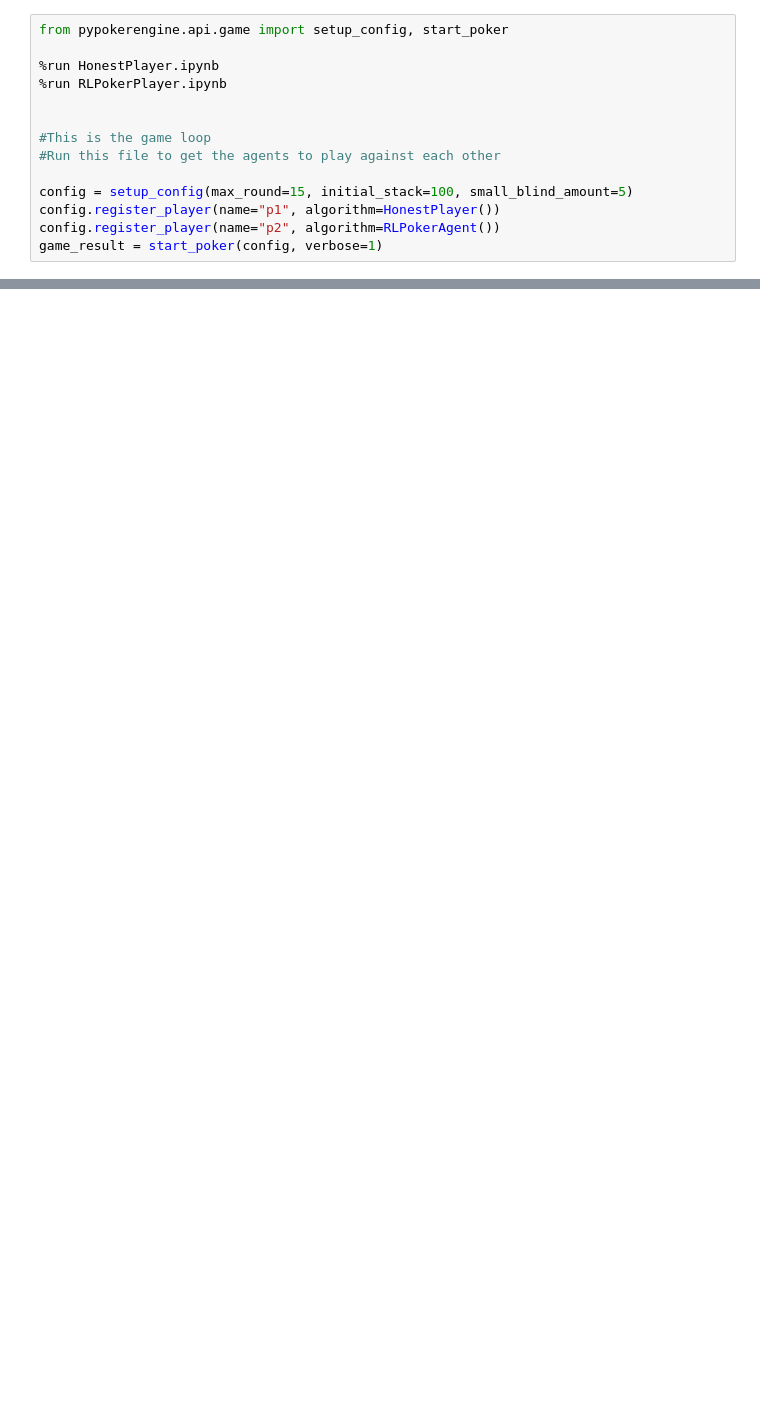
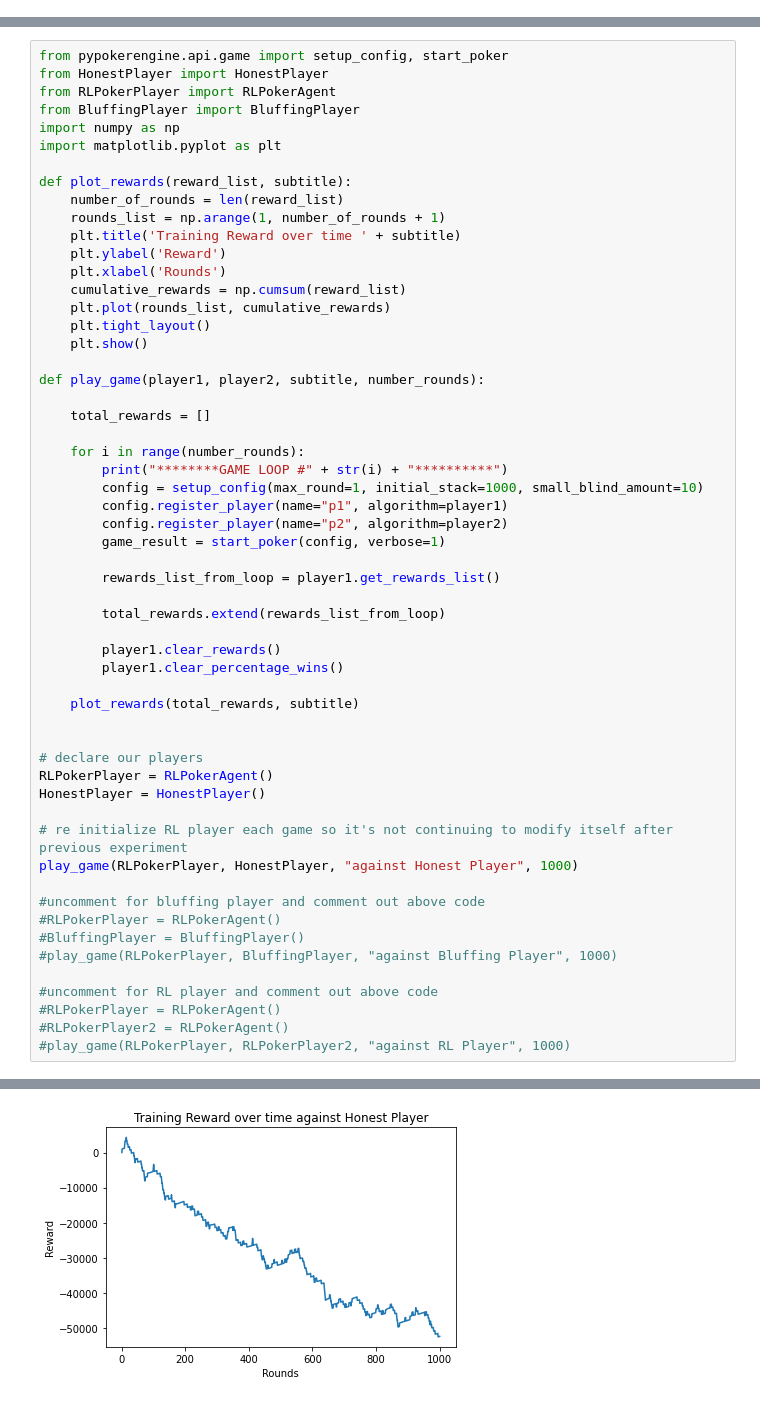
Before and after one commit to FebrianFrancione/Project-Poker, a Jupyter notebook: GameLoop.ipynb, the cells around one changed output, grey strips where cells are left out. Drawn from its saved outputs; the diff is of its cells as text; blank space fills up the shorter version.

Commit message:
finalized RL code and game loop with readme for TA

```diff
--- a/GameLoop.ipynb
+++ b/GameLoop.ipynb
@@ -1,14 +0,0 @@
-# %%
-from pypokerengine.api.game import setup_config, start_poker
-
-%run HonestPlayer.ipynb
-%run RLPokerPlayer.ipynb
-
-
-#This is the game loop
-#Run this file to get the agents to play against each other
-
-config = setup_config(max_round=15, initial_stack=100, small_blind_amount=5)
-config.register_player(name="p1", algorithm=HonestPlayer())
-config.register_player(name="p2", algorithm=RLPokerAgent())
-game_result = start_poker(config, verbose=1)
@@ -32,0 +1,57 @@ Street "river" started. (community card = ['HT', 'CK', 'S3', 'H8', 'H5'])
+# %%
+from pypokerengine.api.game import setup_config, start_poker
+from HonestPlayer import HonestPlayer
+from RLPokerPlayer import RLPokerAgent
+from BluffingPlayer import BluffingPlayer
+import numpy as np
+import matplotlib.pyplot as plt
+
+def plot_rewards(reward_list, subtitle):
+    number_of_rounds = len(reward_list)
+    rounds_list = np.arange(1, number_of_rounds + 1)
+    plt.title('Training Reward over time ' + subtitle)
+    plt.ylabel('Reward')
+    plt.xlabel('Rounds')
+    cumulative_rewards = np.cumsum(reward_list)
+    plt.plot(rounds_list, cumulative_rewards)
+    plt.tight_layout()
+    plt.show()
+
+def play_game(player1, player2, subtitle, number_rounds):
+
+    total_rewards = []
+
+    for i in range(number_rounds):
+        print("********GAME LOOP #" + str(i) + "**********")
+        config = setup_config(max_round=1, initial_stack=1000, small_blind_amount=10)
+        config.register_player(name="p1", algorithm=player1)
+        config.register_player(name="p2", algorithm=player2)
+        game_result = start_poker(config, verbose=1)
+
+        rewards_list_from_loop = player1.get_rewards_list()
+
+        total_rewards.extend(rewards_list_from_loop)
+
+        player1.clear_rewards()
+        player1.clear_percentage_wins()
+
+    plot_rewards(total_rewards, subtitle)
+
+
+# declare our players
+RLPokerPlayer = RLPokerAgent()
+HonestPlayer = HonestPlayer()
+
+# re initialize RL player each game so it's not continuing to modify itself after previous experiment
+play_game(RLPokerPlayer, HonestPlayer, "against Honest Player", 1000)
+
+#uncomment for bluffing player and comment out above code
+#RLPokerPlayer = RLPokerAgent()
+#BluffingPlayer = BluffingPlayer()
+#play_game(RLPokerPlayer, BluffingPlayer, "against Bluffing Player", 1000)
+
+#uncomment for RL player and comment out above code
+#RLPokerPlayer = RLPokerAgent()
+#RLPokerPlayer2 = RLPokerAgent()
+#play_game(RLPokerPlayer, RLPokerPlayer2, "against RL Player", 1000)
+# %% [output]
@@ -32,0 +75 @@ Street "river" started. (community card = ['HT', 'CK', 'S3', 'H8', 'H5'])
+[figure, added]
```
Also changed, not shown: parts of 3 cells of this notebook, 8 other files.
